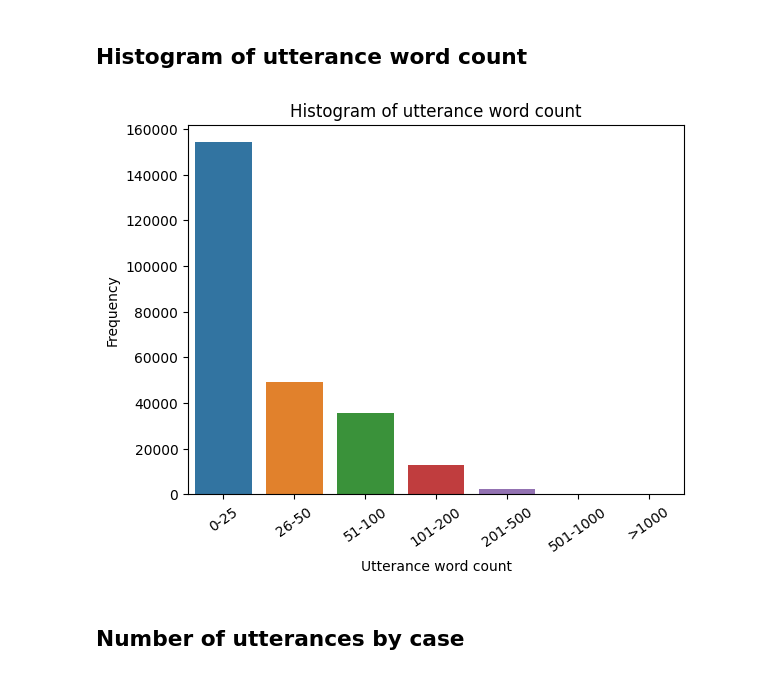
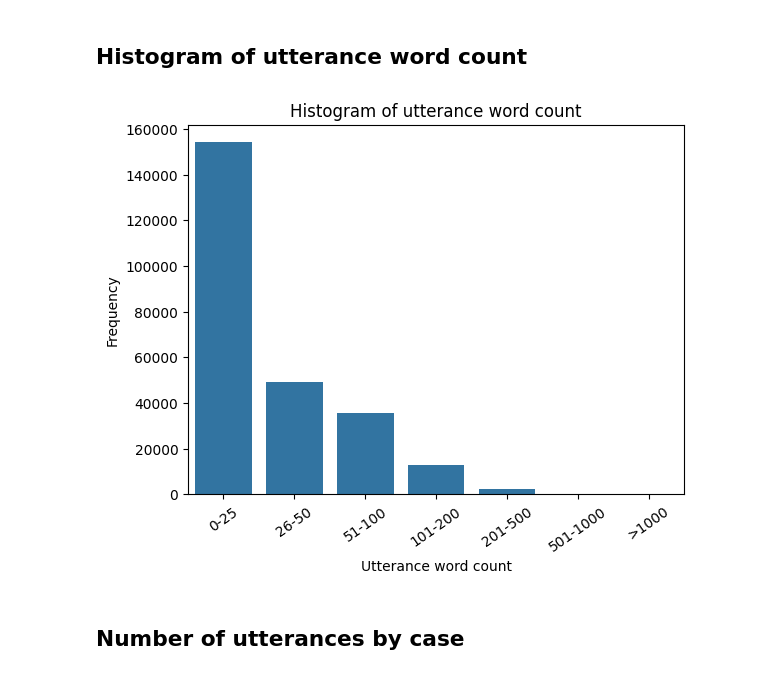
Before and after one commit to wagnerlmichael/supreme_court_nlp, a Jupyter notebook: eda/summary_stats.ipynb, the cells around one changed output. Cells and saved outputs as stored; diff of their text form; code cells hidden in the pictures.

```diff
--- a/eda/summary_stats.ipynb
+++ b/eda/summary_stats.ipynb
@@ -51,10 +51,14 @@ data = [ # dm'd from matt
 
 df = pd.DataFrame(data, columns=['Name', 'Votes'])
 
+default_blue = sns.color_palette()[0]
+
 plt.figure(figsize=(10,8))
-sns.barplot(x='Votes', y='Name', data=df)
+sns.barplot(x='Votes', y='Name', data=df, color=default_blue)
 plt.title('Vote Counts by Justice')
 plt.xlabel('Vote Count')
 plt.ylabel('Justice Name')
-plt.show()
+
+plt.savefig(os.path.join(eda_figures_path, 'votes_per_justice.png'),
+            bbox_inches='tight')
 # %% [output]
@@ -66,30 +70,33 @@ plt.show()
 # %%
 df = df_base.copy()
 
 # Define a function to count words in a string
 def count_words(s):
     return len(s.split())
 
 # Apply the function to the text column and store the result in a new column
 df['word_count'] = df['text'].apply(count_words)
 
 bins = [0, 26, 51, 101, 201, 501, 1001, df['word_count'].max()]
 labs = []
 for i, lab in enumerate(bins[0:-1]):
     if i == 0:
         continue
     labs.append(f'{bins[i-1]}-{lab-1}')
 labs.append(f'>{bins[-2] - 1}')
 word_count_df = pd.DataFrame({'word_count': df['word_count'],
                               'word_count_group': pd.cut(df['word_count'], bins=bins, labels=labs)})
 
-ax = sns.countplot(data=word_count_df, x='word_count_group')
+ax = sns.countplot(data=word_count_df, x='word_count_group', color=default_blue)
 ax.tick_params(axis='x', labelrotation=35)
 plt.xlabel('Utterance word count')
 plt.ylabel('Frequency')
 plt.title('Histogram of utterance word count');
+
+plt.savefig(os.path.join(eda_figures_path, 'hist_utter_wordcount.png'),
+            bbox_inches='tight')
 # %% [output]
-[figure, old version]
+[figure, new version]
 # %% [markdown]
 ## Number of utterances by case
 # %%
```
Also changed, not shown: parts of 3 cells of this notebook.
